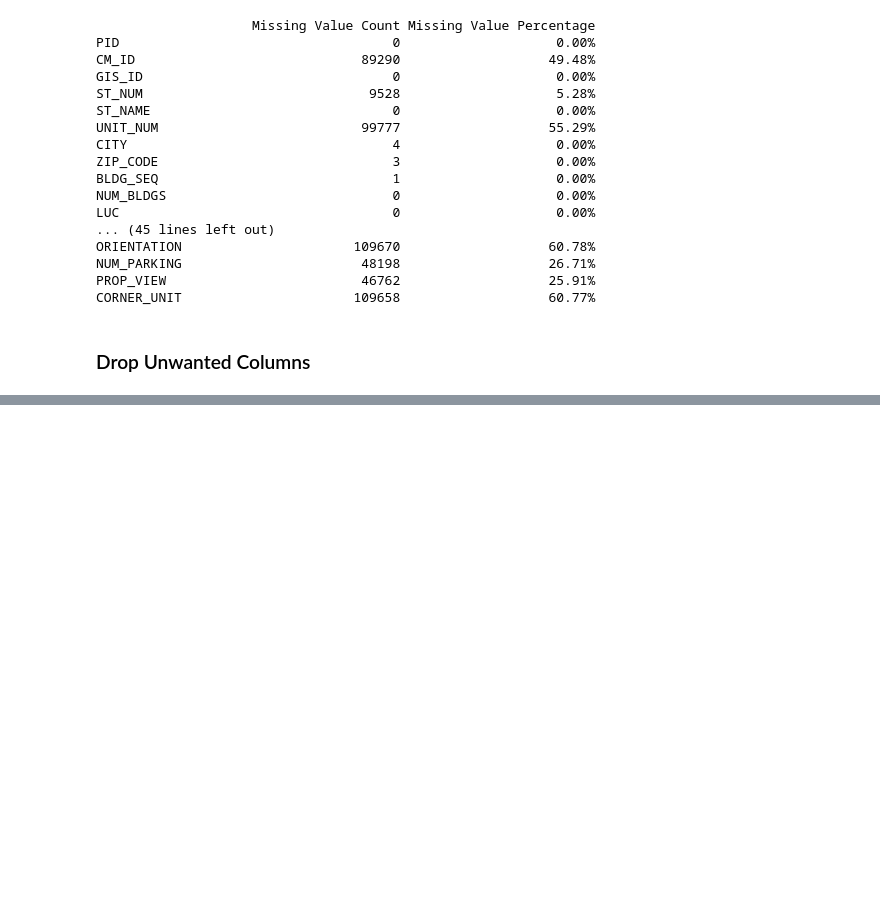
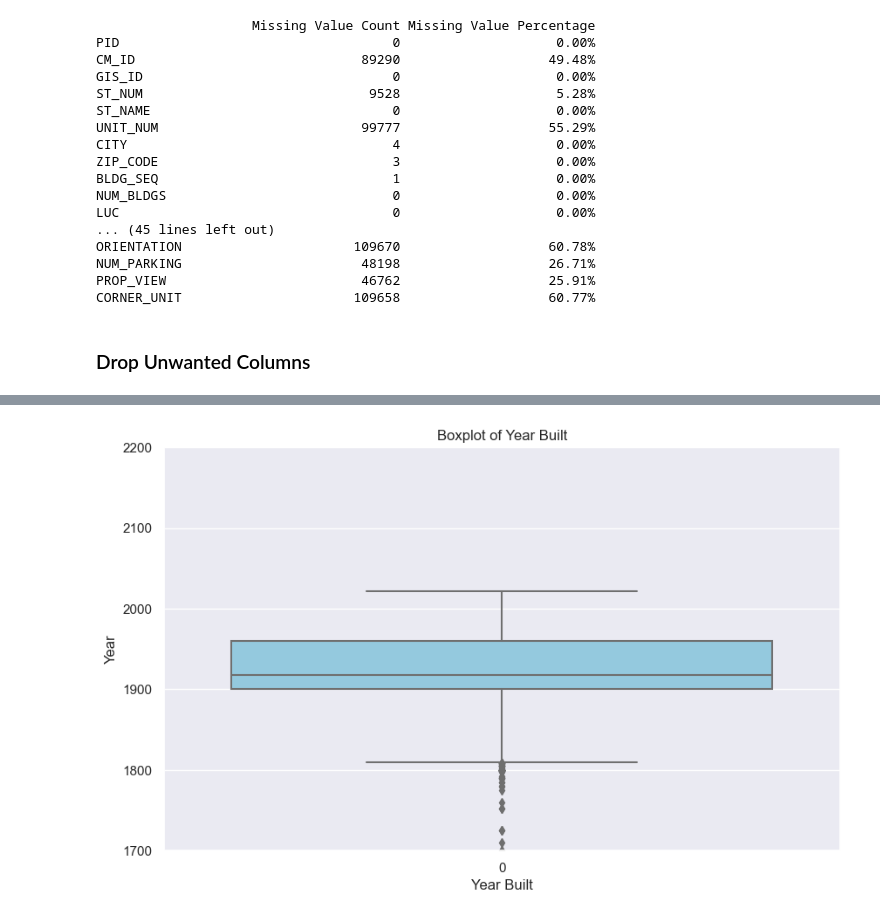
Before and after one commit to sneharaorokkam/Boston-Property-Assesment, a Jupyter notebook: Group 1 - Boston Property Assessment.ipynb, the cells around one changed output, grey strips where cells are left out. Cells and saved outputs as stored; diff of their text form; code cells hidden in the pictures; blank space fills up the shorter version.

```diff
--- a/Group 1 - Boston Property Assessment.ipynb
+++ b/Group 1 - Boston Property Assessment.ipynb
@@ -209,0 +429,12 @@ unwanted_columns = ['PID',
+# %%
+#Boxplot to check outliers of Year Built
+sns.set(style="darkgrid")
+plt.figure(figsize=(10, 6))
+sns.boxplot(data=property_data['YR_BUILT'], color='skyblue')
+plt.xlabel('Year Built')
+plt.ylabel('Year')
+plt.title('Boxplot of Year Built')
+plt.ylim(1700, 2200)
+plt.show()
+# %% [output]
+[figure, added]
```
Also changed, not shown: parts of 24 cells of this notebook, 2 other files.
